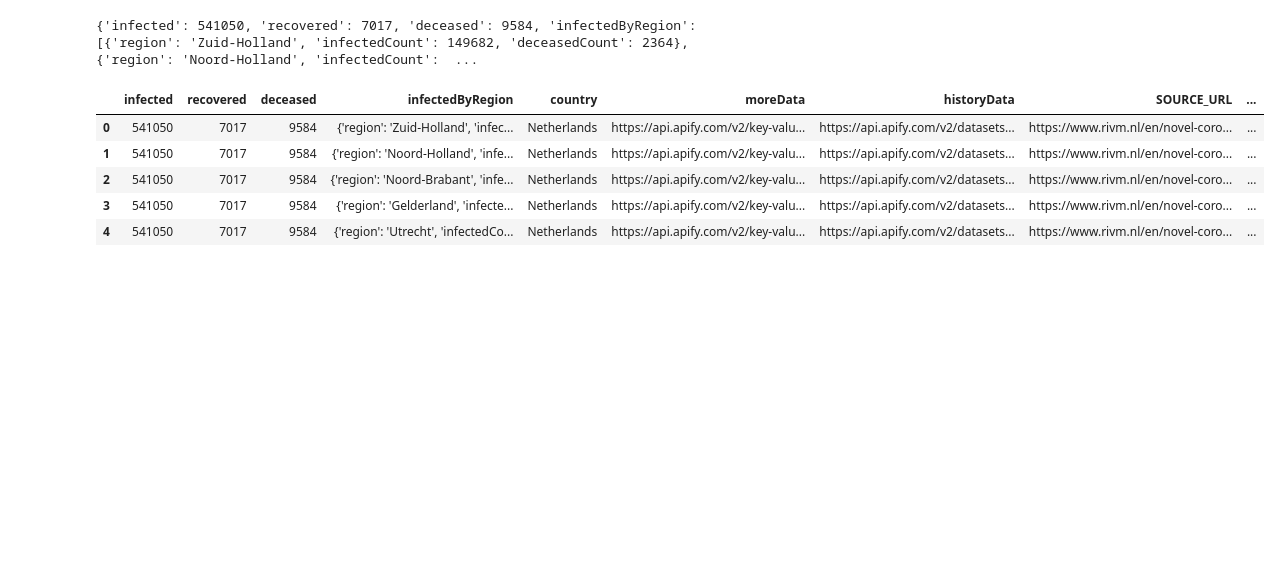
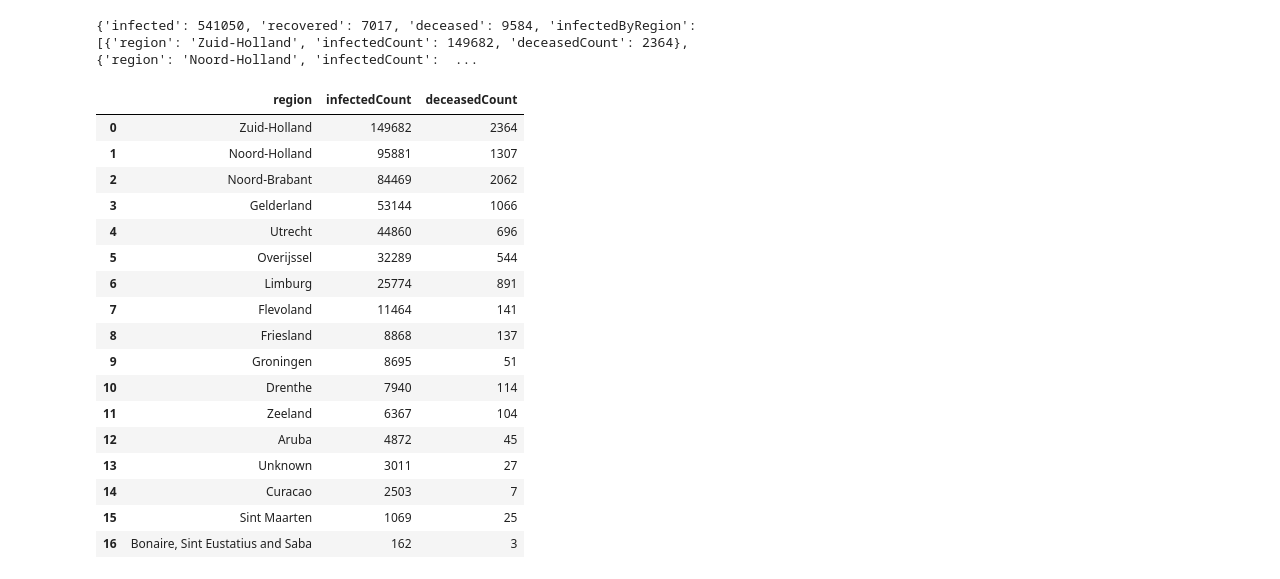
Before and after one commit to srdpsrknth/covid19dash, a Jupyter notebook: covidnl.ipynb, the cells around one changed output. Cells and saved outputs as stored; diff of their text form; code cells hidden in the pictures; blank space fills up the shorter version.

```diff
--- a/covidnl.ipynb
+++ b/covidnl.ipynb
@@ -16,11 +16,24 @@ with urllib.request.urlopen(nl_hist) as url_hist:
     data_hist = json.loads(url_hist.read().decode())
 # %%
 df_latest = pd.DataFrame(data_latest)
-df_latest.head()
+df_latest_region= pd.DataFrame(data_latest['infectedByRegion'])
+df_latest_region
 # %% [output]
-|  | infected | recovered | deceased | infectedByRegion | country | moreData | historyData | SOURCE_URL | ... |
-| 0 | 541050 | 7017 | 9584 | {'region': 'Zuid-Holland', 'infec... | Netherlands | https://api.apify.com/v2/key-valu... | https://api.apify.com/v2/datasets... | https://www.rivm.nl/en/novel-coro... | ... |
-| 1 | 541050 | 7017 | 9584 | {'region': 'Noord-Holland', 'infe... | Netherlands | https://api.apify.com/v2/key-valu... | https://api.apify.com/v2/datasets... | https://www.rivm.nl/en/novel-coro... | ... |
-| 2 | 541050 | 7017 | 9584 | {'region': 'Noord-Brabant', 'infe... | Netherlands | https://api.apify.com/v2/key-valu... | https://api.apify.com/v2/datasets... | https://www.rivm.nl/en/novel-coro... | ... |
-| 3 | 541050 | 7017 | 9584 | {'region': 'Gelderland', 'infecte... | Netherlands | https://api.apify.com/v2/key-valu... | https://api.apify.com/v2/datasets... | https://www.rivm.nl/en/novel-coro... | ... |
-| 4 | 541050 | 7017 | 9584 | {'region': 'Utrecht', 'infectedCo... | Netherlands | https://api.apify.com/v2/key-valu... | https://api.apify.com/v2/datasets... | https://www.rivm.nl/en/novel-coro... | ... |
+|  | region | infectedCount | deceasedCount |
+| 0 | Zuid-Holland | 149682 | 2364 |
+| 1 | Noord-Holland | 95881 | 1307 |
+| 2 | Noord-Brabant | 84469 | 2062 |
+| 3 | Gelderland | 53144 | 1066 |
+| 4 | Utrecht | 44860 | 696 |
+| 5 | Overijssel | 32289 | 544 |
+| 6 | Limburg | 25774 | 891 |
+| 7 | Flevoland | 11464 | 141 |
+| 8 | Friesland | 8868 | 137 |
+| 9 | Groningen | 8695 | 51 |
+| 10 | Drenthe | 7940 | 114 |
+| 11 | Zeeland | 6367 | 104 |
+| 12 | Aruba | 4872 | 45 |
+| 13 | Unknown | 3011 | 27 |
+| 14 | Curacao | 2503 | 7 |
+| 15 | Sint Maarten | 1069 | 25 |
+| 16 | Bonaire, Sint Eustatius and Saba | 162 | 3 |
```
Also changed, not shown: parts of 5 cells of this notebook.
